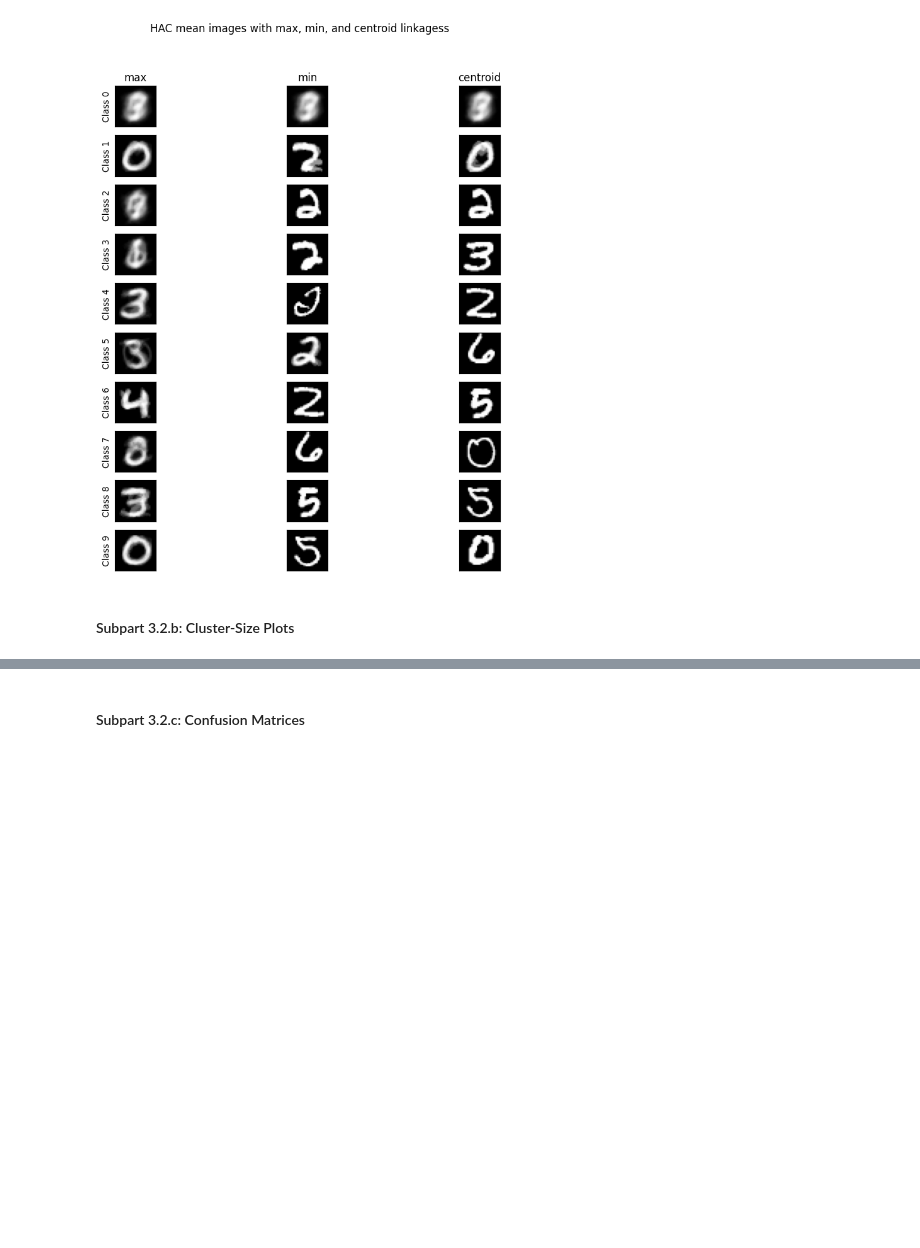
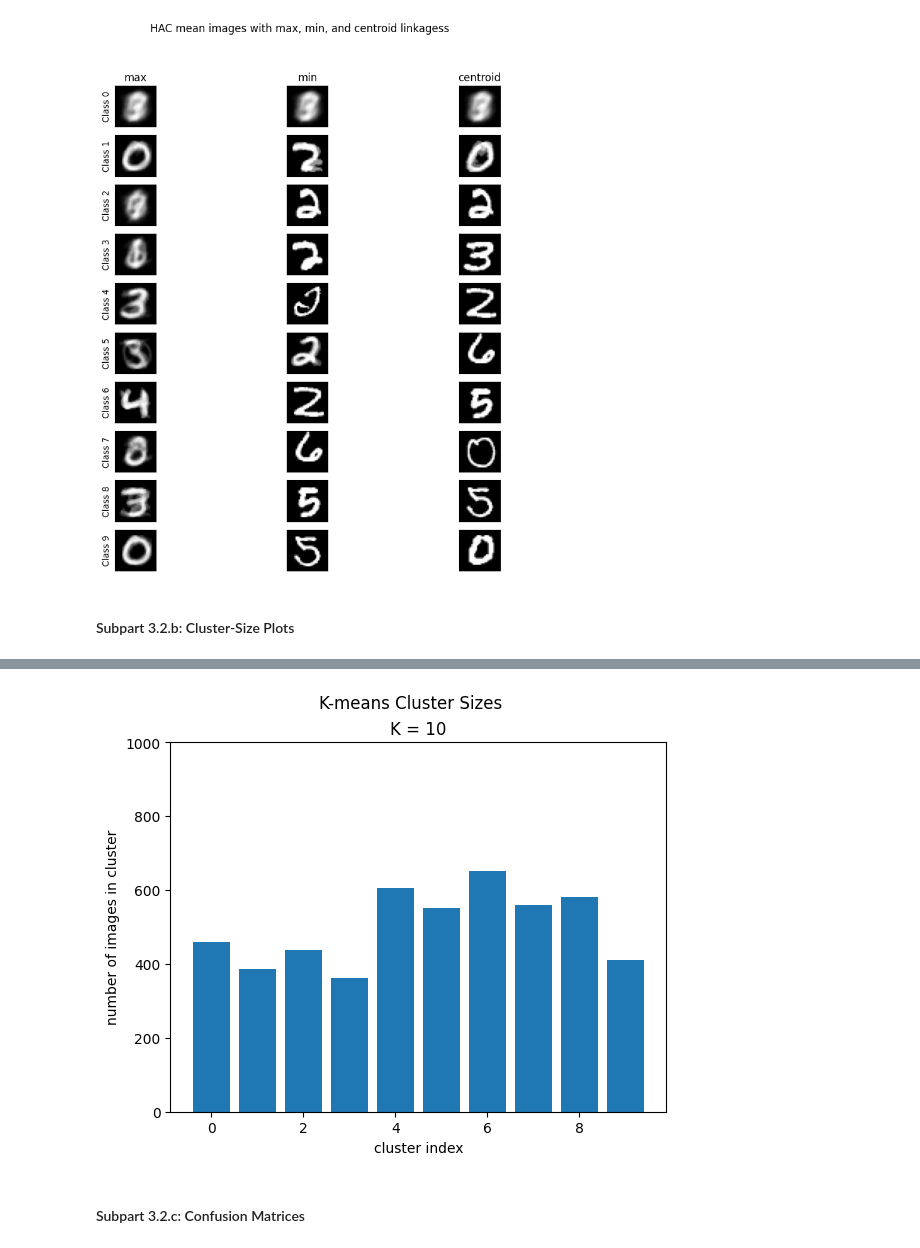
Before and after one commit to veselyo/cs181, a Jupyter notebook: hw5/hw5_release.ipynb, the cells around one changed output, grey strips where cells are left out. Cells and saved outputs as stored; diff of their text form; code cells hidden in the pictures; blank space fills up the shorter version.

```diff
--- a/hw5/hw5_release.ipynb
+++ b/hw5/hw5_release.ipynb
@@ -1121,23 +1123,25 @@ plot_cluster_sizes(n_clusters, cluster_sizes, filename='p2.5a.png')
 # %%
 # K-means graphs
 def plot_cluster_sizes(n_clusters, cluster_sizes, filename=None):
     fig, (ax) = plt.subplots(1, 1)
     fig.suptitle("K-means Cluster Sizes")
     ax.set_ylabel('number of images in cluster')
     cluster_idxs = [i for i in range(n_clusters)]
 
     def plot_sizes_per_linkage(ax, sizes, k):
         ax.bar(cluster_idxs, sizes)
         ax.set_title(f'K = {k}')
         ax.set_xlabel('cluster index')
         ax.set_ylim(0, 1000)
 
     plot_sizes_per_linkage(ax, cluster_sizes, str(n_clusters))
     if filename:
         plt.savefig(f'img_output/{filename}')
     plt.show()
 
-plot_cluster_sizes(KMeansClassifier.K, KMeansClassifier.get_cluster_sizes(), filename='p2.5b.png')
+plot_cluster_sizes(KMeansClassifier.K, KMeansClassifier.get_cluster_sizes(), filename='3.6b.png')
+# %% [output]
+[figure, added]
 # %% [markdown]
 #### Subpart 3.2.c: Confusion Matrices
 # %%
```
Also changed, not shown: parts of 1 cell of this notebook, 2 other files.
